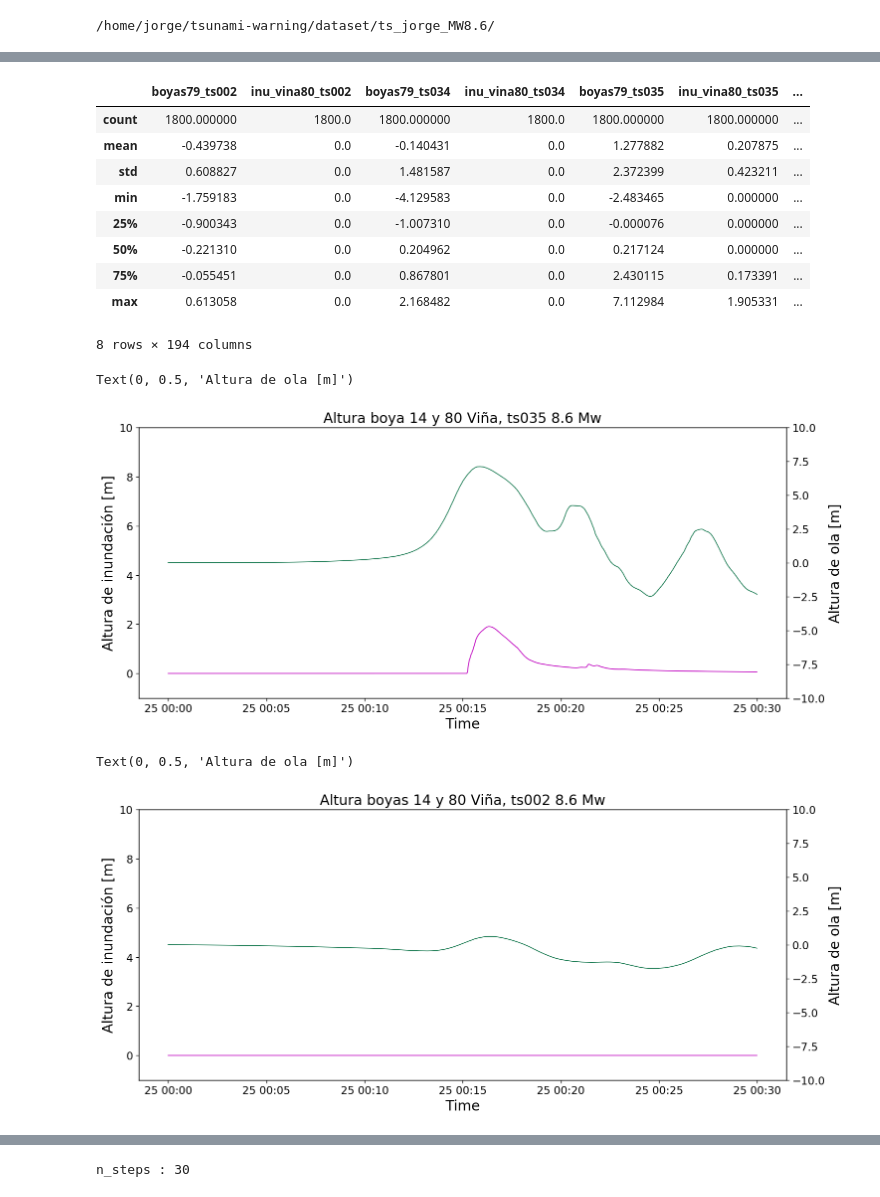
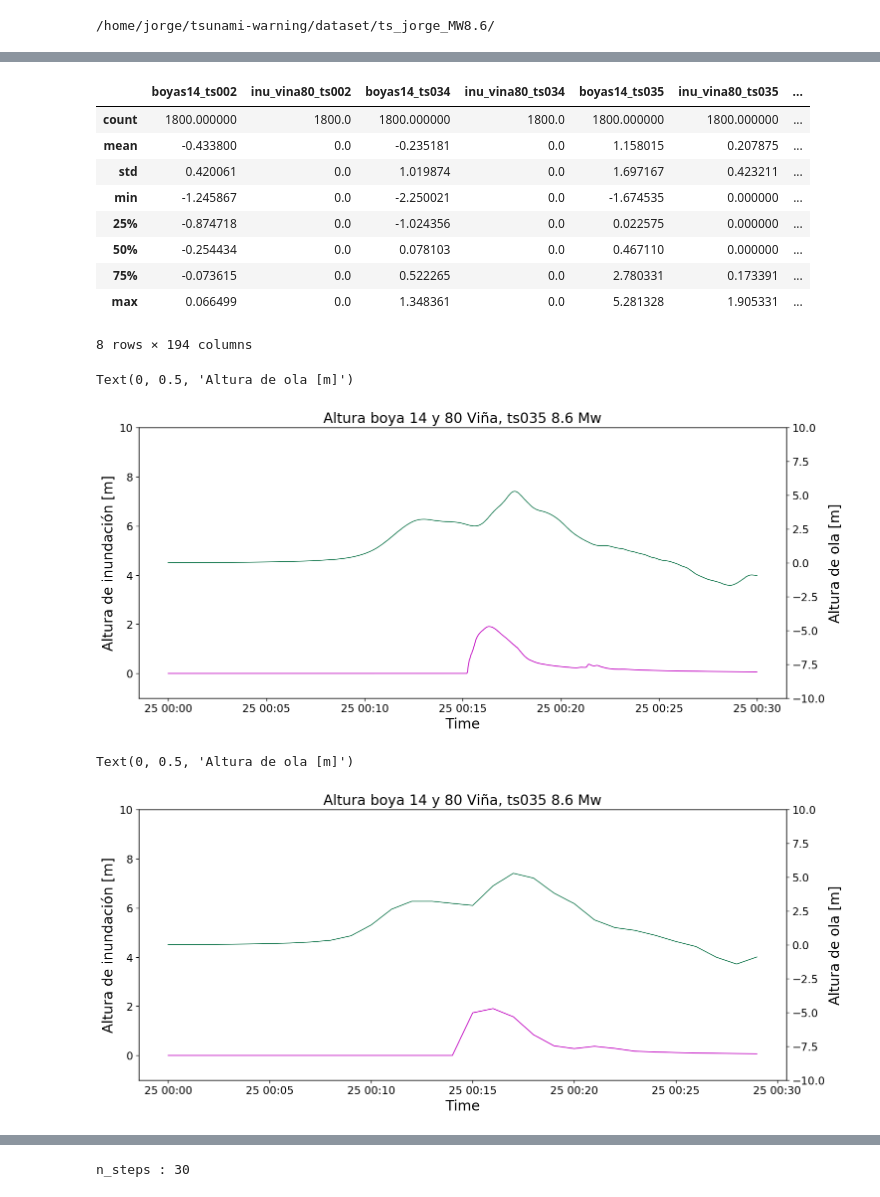
Before and after one commit to jorgenunezc/tsunami-warning, a Jupyter notebook: lstm_hysea.ipynb, the cells around one changed output, grey strips where cells are left out. Drawn from its saved outputs; the diff is of its cells as text; code cells hidden in the pictures.

```diff
--- a/lstm_hysea.ipynb
+++ b/lstm_hysea.ipynb
@@ -28,7 +28,7 @@ print(folder)
 # %% [output]
 /home/jorge/tsunami-warning/dataset/ts_jorge_MW8.6/
 # %%
-df = pd.read_json(folder+'DataFrame_boyas79_80viña.json') # cargar dataframe
+df = pd.read_json(folder+'DataFrame_boyas14_80viña.json') # cargar dataframe
 # %%
 index = pd.date_range('25/8/2020', periods=len(df), freq='S')
 Datetime = pd.DataFrame({'Datetime':index})
@@ -69,15 +69,15 @@ df = df.loc[0:1799]
 # %%
 df.describe()
 # %% [output]
-|  | boyas79_ts002 | inu_vina80_ts002 | boyas79_ts034 | inu_vina80_ts034 | boyas79_ts035 | inu_vina80_ts035 | ... |
+|  | boyas14_ts002 | inu_vina80_ts002 | boyas14_ts034 | inu_vina80_ts034 | boyas14_ts035 | inu_vina80_ts035 | ... |
 | count | 1800.000000 | 1800.0 | 1800.000000 | 1800.0 | 1800.000000 | 1800.000000 | ... |
-| mean | -0.439738 | 0.0 | -0.140431 | 0.0 | 1.277882 | 0.207875 | ... |
-| std | 0.608827 | 0.0 | 1.481587 | 0.0 | 2.372399 | 0.423211 | ... |
-| min | -1.759183 | 0.0 | -4.129583 | 0.0 | -2.483465 | 0.000000 | ... |
-| 25% | -0.900343 | 0.0 | -1.007310 | 0.0 | -0.000076 | 0.000000 | ... |
-| 50% | -0.221310 | 0.0 | 0.204962 | 0.0 | 0.217124 | 0.000000 | ... |
-| 75% | -0.055451 | 0.0 | 0.867801 | 0.0 | 2.430115 | 0.173391 | ... |
-| max | 0.613058 | 0.0 | 2.168482 | 0.0 | 7.112984 | 1.905331 | ... |
+| mean | -0.433800 | 0.0 | -0.235181 | 0.0 | 1.158015 | 0.207875 | ... |
+| std | 0.420061 | 0.0 | 1.019874 | 0.0 | 1.697167 | 0.423211 | ... |
+| min | -1.245867 | 0.0 | -2.250021 | 0.0 | -1.674535 | 0.000000 | ... |
+| 25% | -0.874718 | 0.0 | -1.024356 | 0.0 | 0.022575 | 0.000000 | ... |
+| 50% | -0.254434 | 0.0 | 0.078103 | 0.0 | 0.467110 | 0.000000 | ... |
+| 75% | -0.073615 | 0.0 | 0.522265 | 0.0 | 2.780331 | 0.173391 | ... |
+| max | 0.066499 | 0.0 | 1.348361 | 0.0 | 5.281328 | 1.905331 | ... |
 8 rows × 194 columns
 # %%
 df = df.resample('S', on='Datetime').mean()
@@ -93,30 +93,33 @@ plt.ylabel('Altura de inundación [m]',fontsize=17)
 plt.plot(df['inu_vina80_ts035'], color='m', linewidth=1.0)
 plt.ylim(-1,10)
 plt.twinx()
-plt.plot(df['boyas79_ts035'], color='#1C7C54', linewidth=1.0)
+plt.plot(df['boyas14_ts035'], color='#1C7C54', linewidth=1.0)
 plt.ylim(-10,10)
 ax = plt.gca()
 #ax.invert_yaxis()
 plt.ylabel('Altura de ola [m]',fontsize=17)
 # %% [output]
 Text(0, 0.5, 'Altura de ola [m]')
-[figure, old version]
+[figure, new version]
+# %%
+df = df.resample('T').max()
 # %%
 plt.figure(figsize=(14,6), dpi=120)
+
 plt.ion()
 plt.rc('xtick', labelsize=13)
 plt.rc('ytick', labelsize=13)
-plt.title('Altura boyas 14 y 80 Viña, ts002 8.6 Mw',fontsize=17)
+plt.title('Altura boya 14 y 80 Viña, ts035 8.6 Mw',fontsize=17)
 plt.xlabel('Time',fontsize=17)
 plt.ylabel('Altura de inundación [m]',fontsize=17)
-plt.plot(df['inu_vina80_ts002'], color='m', linewidth=1.0)
+plt.plot(df['inu_vina80_ts035'], color='m', linewidth=1.0)
 plt.ylim(-1,10)
 plt.twinx()
-plt.plot(df['boyas79_ts002'], color='#1C7C54', linewidth=1.0)
+plt.plot(df['boyas14_ts035'], color='#1C7C54', linewidth=1.0)
 plt.ylim(-10,10)
 ax = plt.gca()
 #ax.invert_yaxis()
 plt.ylabel('Altura de ola [m]',fontsize=17)
 # %% [output]
 Text(0, 0.5, 'Altura de ola [m]')
-[figure, old version]
+[figure, new version]
```
Also changed, not shown: parts of 14 cells of this notebook, 1 other file.
